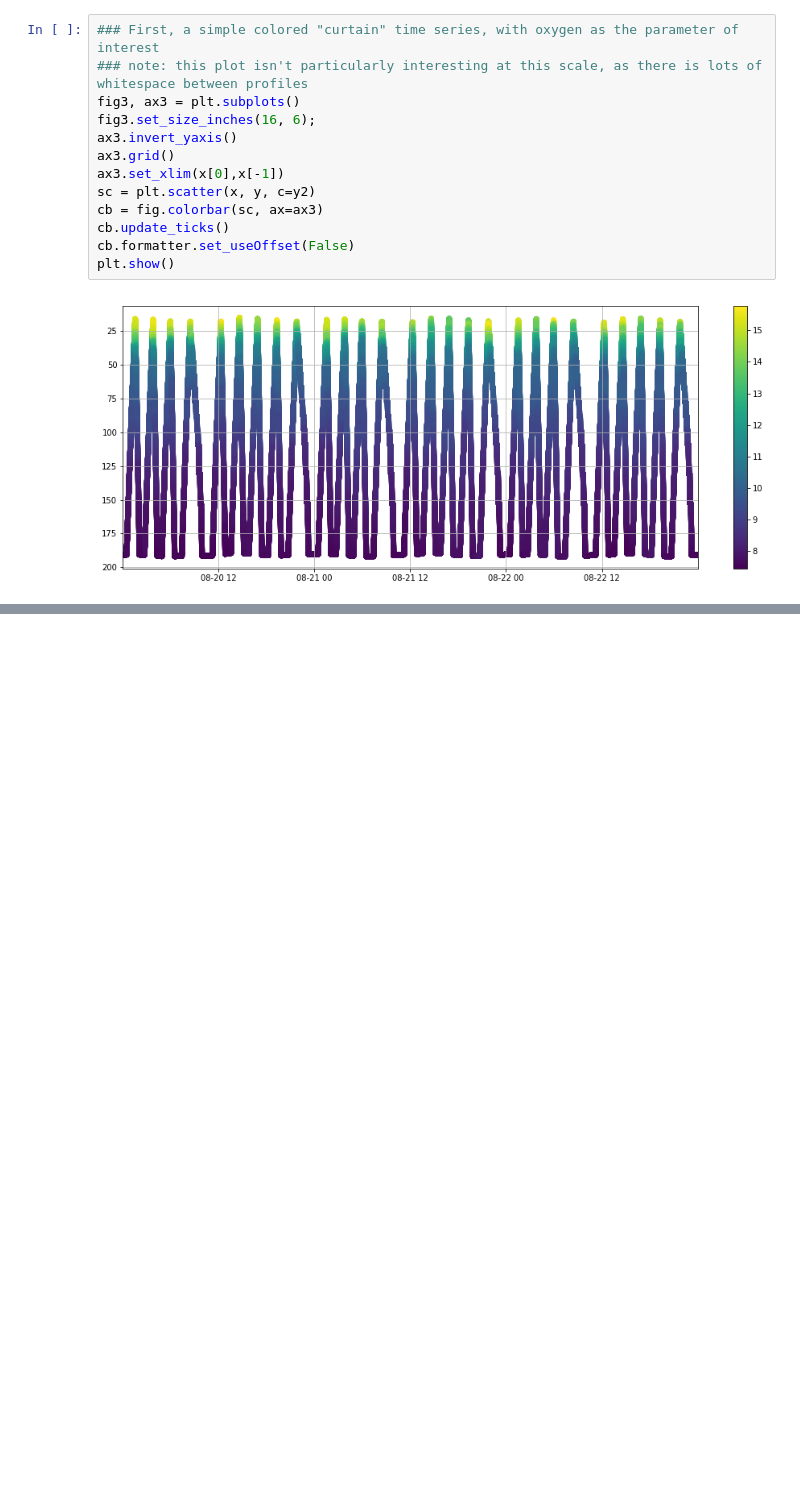
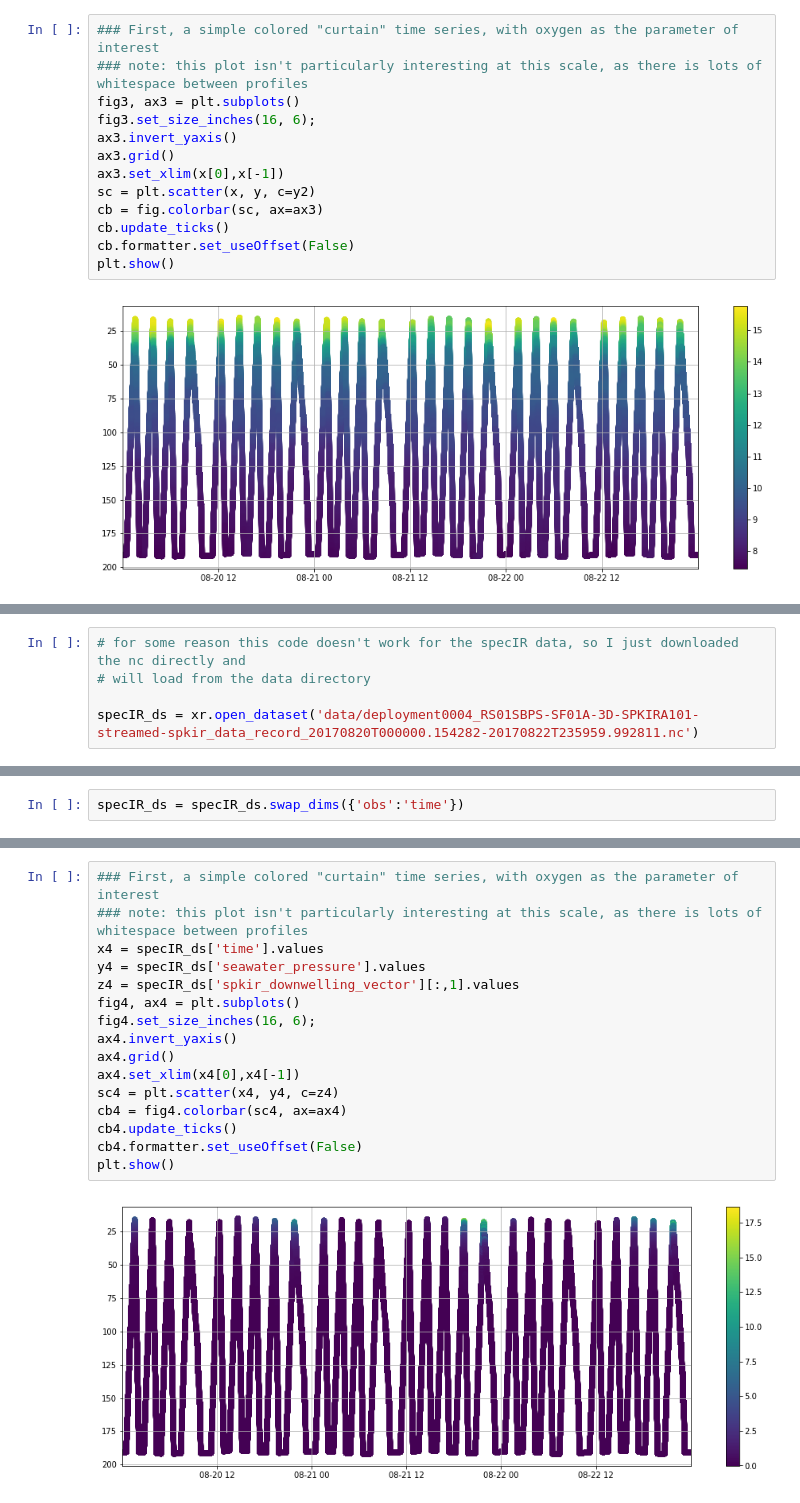
Before and after one commit to oceanhackweek/cahw2018_shallow_profiler_access, a Jupyter notebook: visualization/cpsarason_dev/cps-netCDF-stream-curtain.ipynb, the cells around one changed output, grey strips where cells are left out. Drawn from its saved outputs; the diff is of its cells as text; blank space fills up the shorter version.

Commit message:
added specular irradiance plot. Sadly boring for the amount of work required to hack to a new sensor from the basic example

```diff
--- a/visualization/cpsarason_dev/cps-netCDF-stream-curtain.ipynb
+++ b/visualization/cpsarason_dev/cps-netCDF-stream-curtain.ipynb
@@ -192,0 +269,5 @@ These plots are ok, but having them be interactive is much more interesting. Thi
+# %%
+# for some reason this code doesn't work for the specIR data, so I just downloaded the nc directly and
+# will load from the data directory
+
+specIR_ds = xr.open_dataset('data/deployment0004_RS01SBPS-SF01A-3D-SPKIRA101-streamed-spkir_data_record_20170820T000000.154282-20170822T235959.992811.nc')
@@ -192,0 +282,2 @@ These plots are ok, but having them be interactive is much more interesting. Thi
+# %%
+specIR_ds = specIR_ds.swap_dims({'obs':'time'})
@@ -192,0 +304,18 @@ These plots are ok, but having them be interactive is much more interesting. Thi
+# %%
+### First, a simple colored "curtain" time series, with oxygen as the parameter of interest
+### note: this plot isn't particularly interesting at this scale, as there is lots of whitespace between profiles
+x4 = specIR_ds['time'].values
+y4 = specIR_ds['seawater_pressure'].values
+z4 = specIR_ds['spkir_downwelling_vector'][:,1].values
+fig4, ax4 = plt.subplots()
+fig4.set_size_inches(16, 6);
+ax4.invert_yaxis()
+ax4.grid()
+ax4.set_xlim(x4[0],x4[-1])
+sc4 = plt.scatter(x4, y4, c=z4)
+cb4 = fig4.colorbar(sc4, ax=ax4)
+cb4.update_ticks()
+cb4.formatter.set_useOffset(False)
+plt.show()
+# %% [output]
+[figure, added]
```
Also changed, not shown: parts of 12 cells of this notebook.
